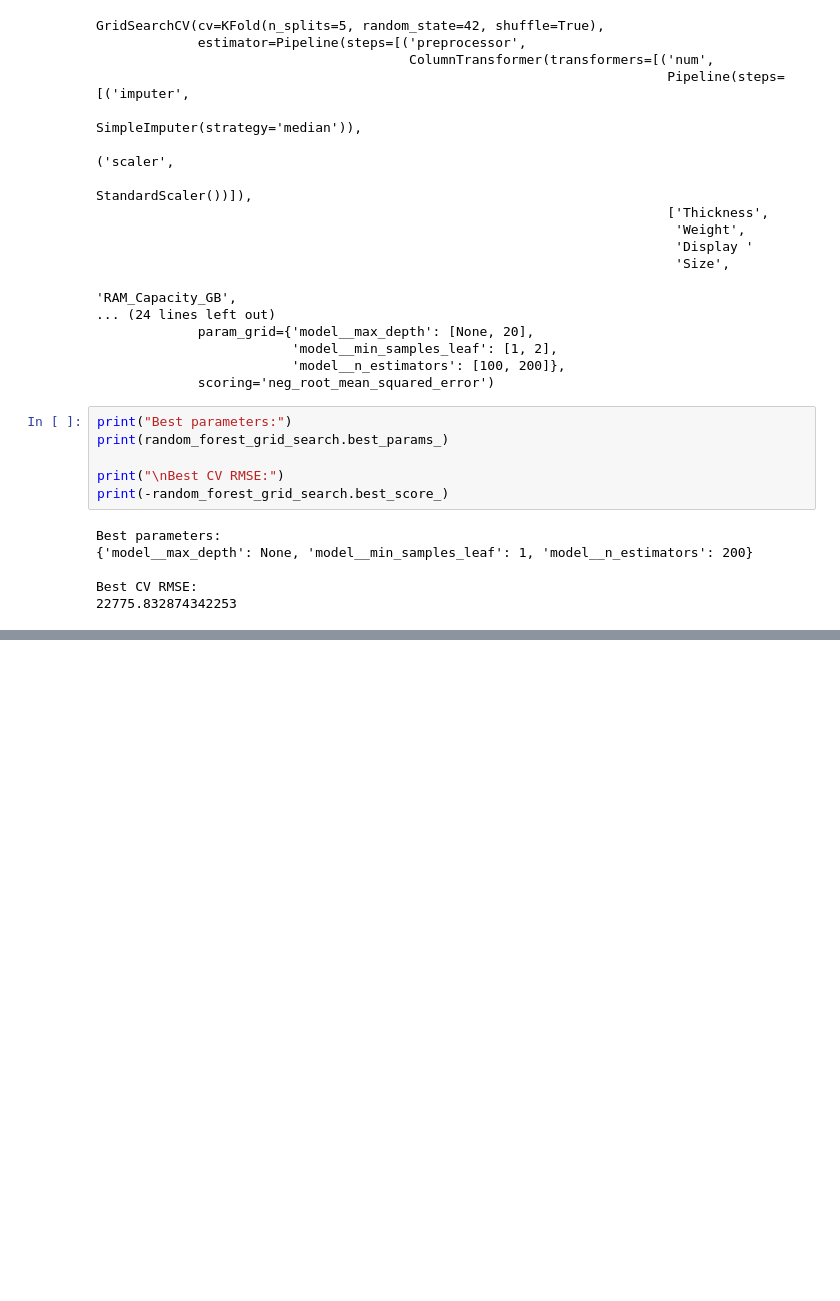
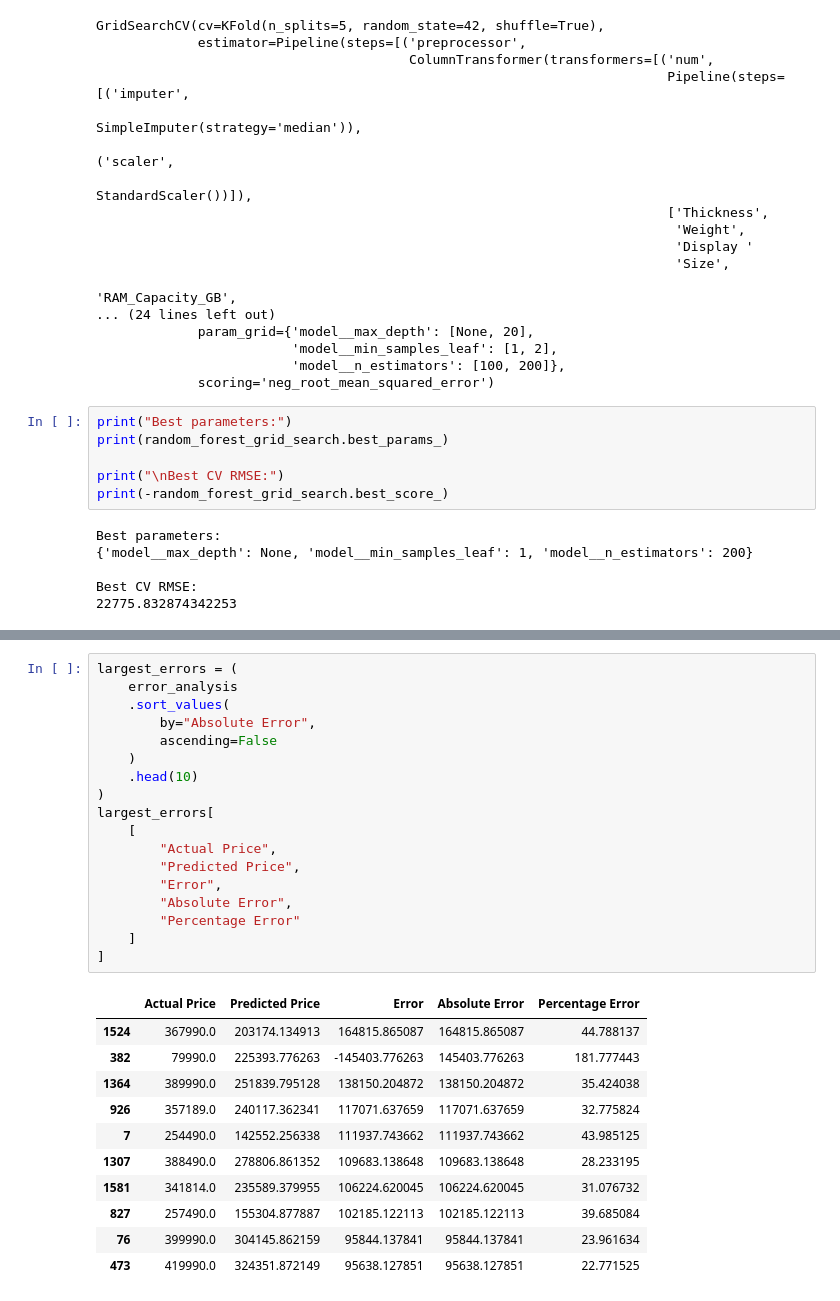
Before and after one commit to Sandeep-060/LaptopWise, a Jupyter notebook: notebooks/05_ml_pipeline.ipynb, the cells around one changed output, grey strips where cells are left out. Saved outputs shown, nothing was run; the diff lists cells and outputs as text; blank space fills up the shorter version.

```diff
--- a/notebooks/05_ml_pipeline.ipynb
+++ b/notebooks/05_ml_pipeline.ipynb
@@ -1206,0 +1292,30 @@ random_forest_tuning_results[
+# %%
+largest_errors = (
+    error_analysis
+    .sort_values(
+        by="Absolute Error",
+        ascending=False
+    )
+    .head(10)
+)
+largest_errors[
+    [
+        "Actual Price",
+        "Predicted Price",
+        "Error",
+        "Absolute Error",
+        "Percentage Error"
+    ]
+]
+# %% [output]
+|  | Actual Price | Predicted Price | Error | Absolute Error | Percentage Error |
+| 1524 | 367990.0 | 203174.134913 | 164815.865087 | 164815.865087 | 44.788137 |
+| 382 | 79990.0 | 225393.776263 | -145403.776263 | 145403.776263 | 181.777443 |
+| 1364 | 389990.0 | 251839.795128 | 138150.204872 | 138150.204872 | 35.424038 |
+| 926 | 357189.0 | 240117.362341 | 117071.637659 | 117071.637659 | 32.775824 |
+| 7 | 254490.0 | 142552.256338 | 111937.743662 | 111937.743662 | 43.985125 |
+| 1307 | 388490.0 | 278806.861352 | 109683.138648 | 109683.138648 | 28.233195 |
+| 1581 | 341814.0 | 235589.379955 | 106224.620045 | 106224.620045 | 31.076732 |
+| 827 | 257490.0 | 155304.877887 | 102185.122113 | 102185.122113 | 39.685084 |
+| 76 | 399990.0 | 304145.862159 | 95844.137841 | 95844.137841 | 23.961634 |
+| 473 | 419990.0 | 324351.872149 | 95638.127851 | 95638.127851 | 22.771525 |
```
Also changed, not shown: parts of 13 cells of this notebook.
